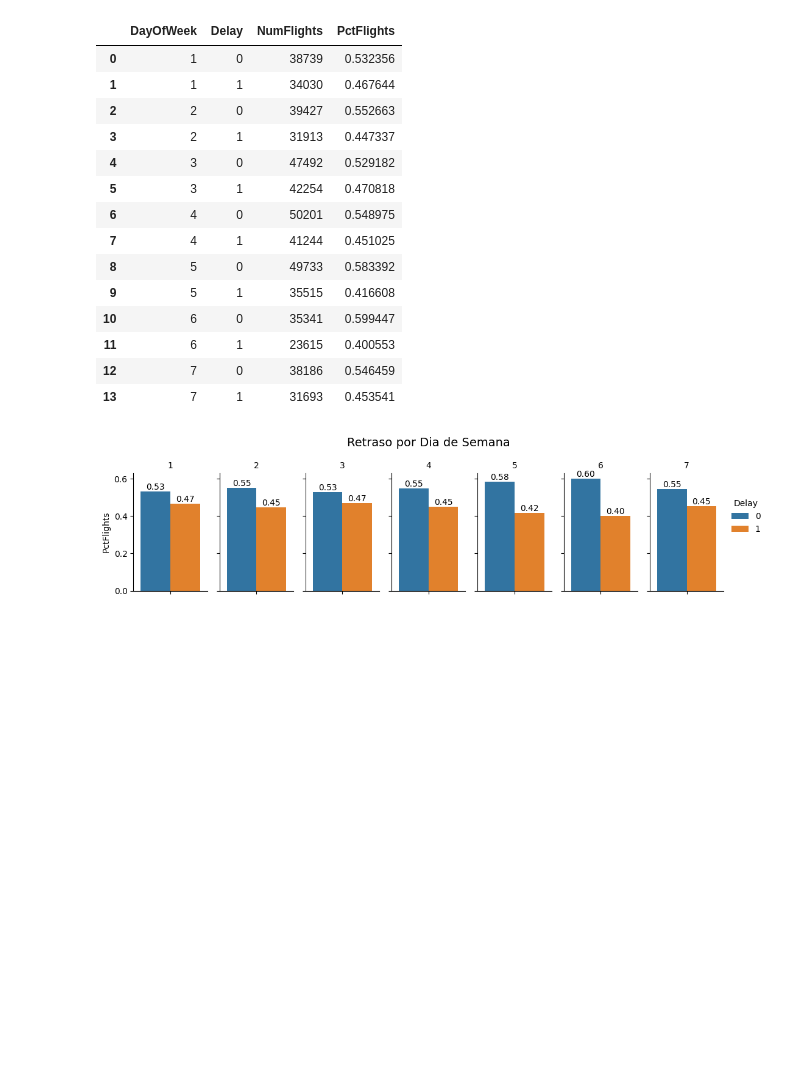
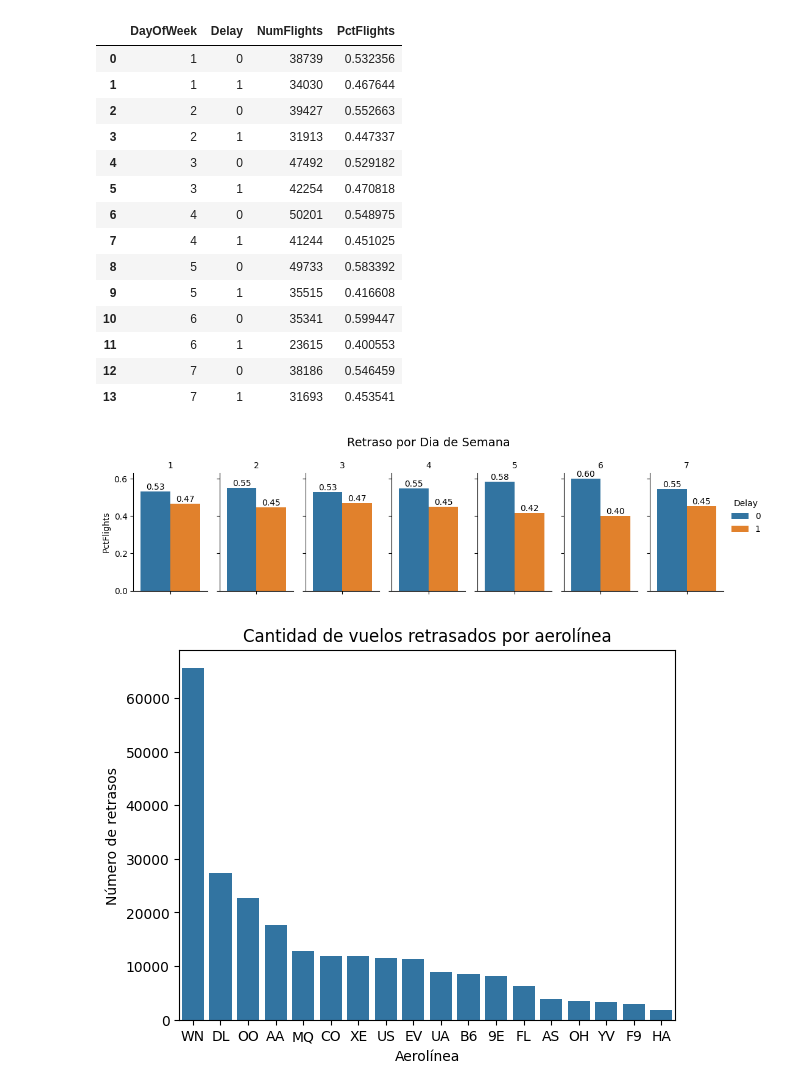
Before and after one commit to Sts87/FlightOnTime, a Jupyter notebook: FlightOnTime-Analisis.ipynb, the cells around one changed output. Cells and saved outputs as stored; diff of their text form; code cells hidden in the pictures; blank space fills up the shorter version.

Commit message:
Visualizar retrasos por aerolínea

```diff
--- a/FlightOnTime-Analisis.ipynb
+++ b/FlightOnTime-Analisis.ipynb
@@ -202,3 +202,16 @@ plt.show()
 # plt.close()
 # %% [output]
 [figure]
+# %%
+# Cantidad de vuelos retrasados por aerolínea:
+order = (
+    df[df['Delay']==1].groupby('Airline').size().sort_values(ascending=False).index
+)
+
+sns.countplot(data= df[df['Delay']==1], x='Airline', order=order)
+plt.title("Cantidad de vuelos retrasados por aerolínea")
+plt.xlabel("Aerolínea")
+plt.ylabel("Número de retrasos")
+plt.show()
+# %% [output]
+[figure, added]
```
